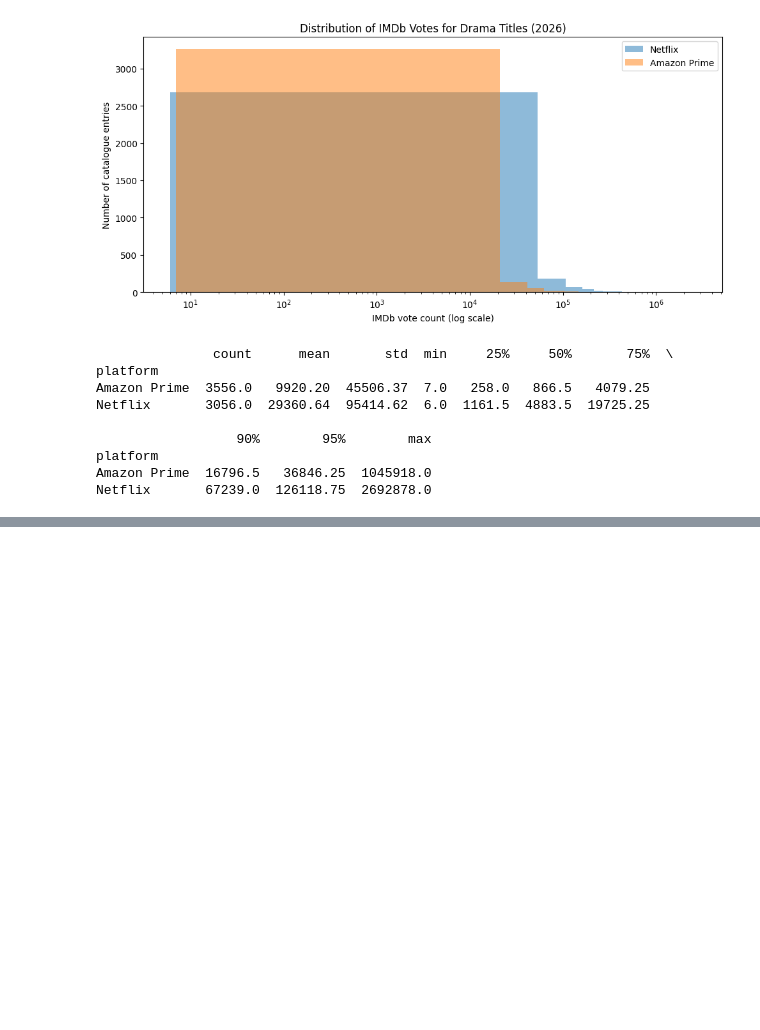
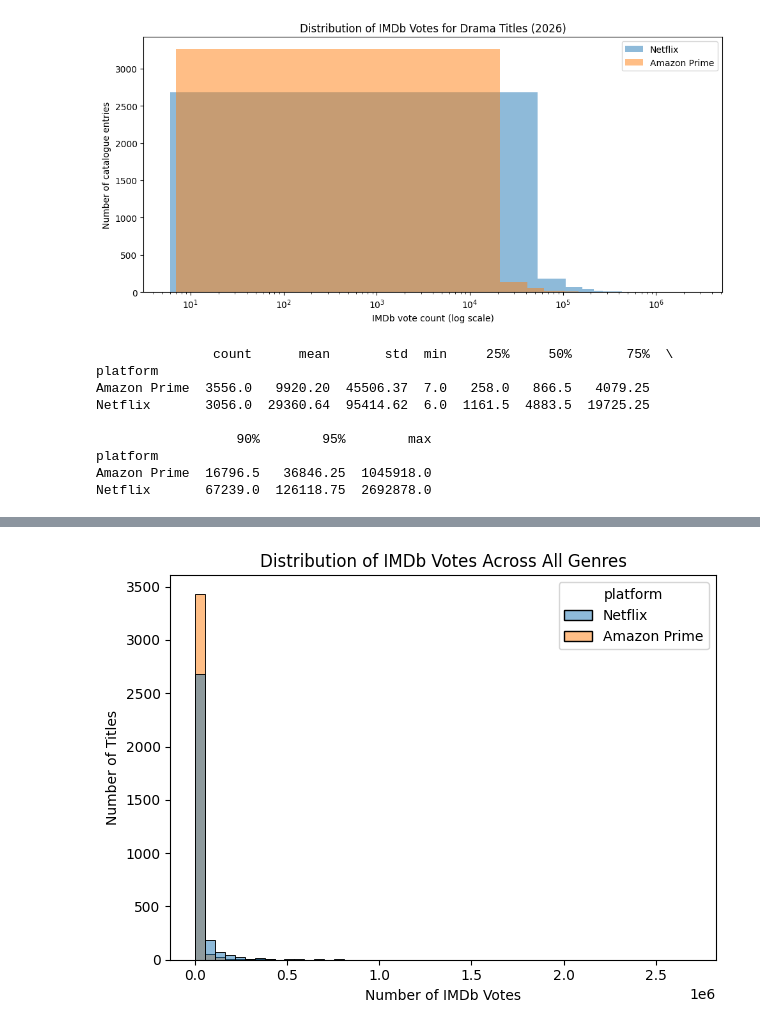
Before and after one commit to DianaAleks/streaming-services-enshittification-study, a Jupyter notebook: analysis_netflix_amazon_prime_2026.ipynb, the cells around one changed output, grey strips where cells are left out. Cells and saved outputs as stored; diff of their text form; code cells hidden in the pictures; blank space fills up the shorter version.

```diff
--- a/analysis_netflix_amazon_prime_2026.ipynb
+++ b/analysis_netflix_amazon_prime_2026.ipynb
@@ -957,0 +1010,20 @@ Netflix      1–10                       2         5.90           5.90
+# %%
+# Distribution of IMDb votes across all titles and platforms
+vote_data = rating_data.dropna(
+    subset=["imdb_votes", "platform"]
+)
+
+sns.histplot(
+    data=vote_data,
+    x="imdb_votes",
+    hue="platform",
+    bins=50
+)
+
+plt.title("Distribution of IMDb Votes Across All Genres")
+plt.xlabel("Number of IMDb Votes")
+plt.ylabel("Number of Titles")
+plt.tight_layout()
+plt.show()
+# %% [output]
+[figure, added]
```
Also changed, not shown: parts of 32 cells of this notebook.
